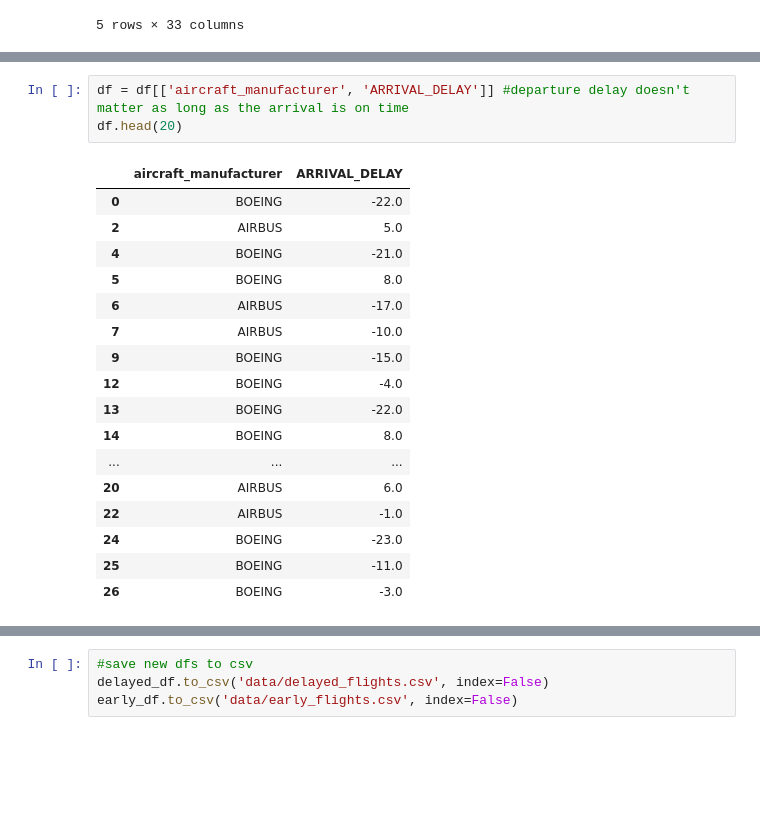
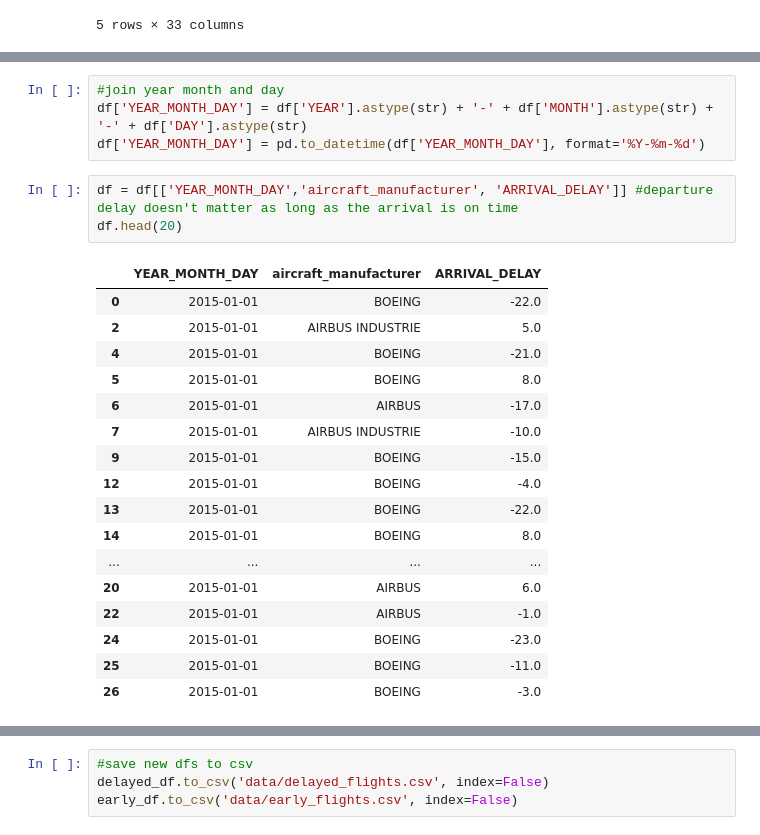
Before and after one commit to Malthehave/Data-visualization-ITU-2023, a Jupyter notebook: flight_delay_preprocess.ipynb, the cells around one changed output, grey strips where cells are left out. Drawn from its saved outputs; the diff is of its cells as text; blank space fills up the shorter version.

```diff
--- a/flight_delay_preprocess.ipynb
+++ b/flight_delay_preprocess.ipynb
@@ -73,24 +73,28 @@ df.shape
+# %%
+#join year month and day
+df['YEAR_MONTH_DAY'] = df['YEAR'].astype(str) + '-' + df['MONTH'].astype(str) + '-' + df['DAY'].astype(str)
+df['YEAR_MONTH_DAY'] = pd.to_datetime(df['YEAR_MONTH_DAY'], format='%Y-%m-%d')
 # %%
-df = df[['aircraft_manufacturer', 'ARRIVAL_DELAY']] #departure delay doesn't matter as long as the arrival is on time
+df = df[['YEAR_MONTH_DAY','aircraft_manufacturer', 'ARRIVAL_DELAY']] #departure delay doesn't matter as long as the arrival is on time
 df.head(20)
 # %% [output]
-|  | aircraft_manufacturer | ARRIVAL_DELAY |
-| 0 | BOEING | -22.0 |
-| 2 | AIRBUS | 5.0 |
-| 4 | BOEING | -21.0 |
-| 5 | BOEING | 8.0 |
-| 6 | AIRBUS | -17.0 |
-| 7 | AIRBUS | -10.0 |
-| 9 | BOEING | -15.0 |
-| 12 | BOEING | -4.0 |
-| 13 | BOEING | -22.0 |
-| 14 | BOEING | 8.0 |
-| ... | ... | ... |
-| 20 | AIRBUS | 6.0 |
-| 22 | AIRBUS | -1.0 |
-| 24 | BOEING | -23.0 |
-| 25 | BOEING | -11.0 |
-| 26 | BOEING | -3.0 |
+|  | YEAR_MONTH_DAY | aircraft_manufacturer | ARRIVAL_DELAY |
+| 0 | 2015-01-01 | BOEING | -22.0 |
+| 2 | 2015-01-01 | AIRBUS INDUSTRIE | 5.0 |
+| 4 | 2015-01-01 | BOEING | -21.0 |
+| 5 | 2015-01-01 | BOEING | 8.0 |
+| 6 | 2015-01-01 | AIRBUS | -17.0 |
+| 7 | 2015-01-01 | AIRBUS INDUSTRIE | -10.0 |
+| 9 | 2015-01-01 | BOEING | -15.0 |
+| 12 | 2015-01-01 | BOEING | -4.0 |
+| 13 | 2015-01-01 | BOEING | -22.0 |
+| 14 | 2015-01-01 | BOEING | 8.0 |
+| ... | ... | ... | ... |
+| 20 | 2015-01-01 | AIRBUS | 6.0 |
+| 22 | 2015-01-01 | AIRBUS | -1.0 |
+| 24 | 2015-01-01 | BOEING | -23.0 |
+| 25 | 2015-01-01 | BOEING | -11.0 |
+| 26 | 2015-01-01 | BOEING | -3.0 |
 # %%
 #delete rows without regex match "AIRBUS" or "BOEING"
 df = df[df['aircraft_manufacturer'].str.contains("AIRBUS|BOEING")]
```
Also changed, not shown: parts of 4 cells of this notebook.
